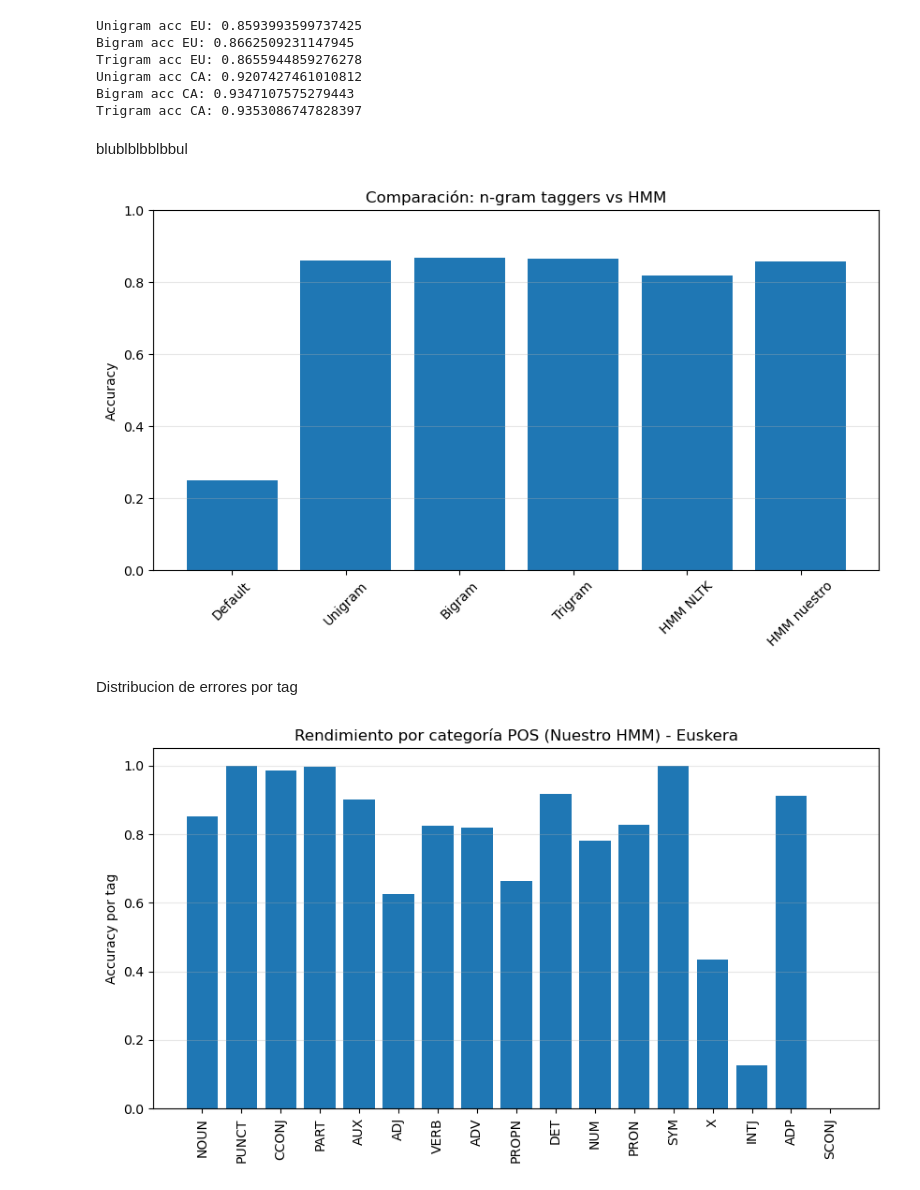
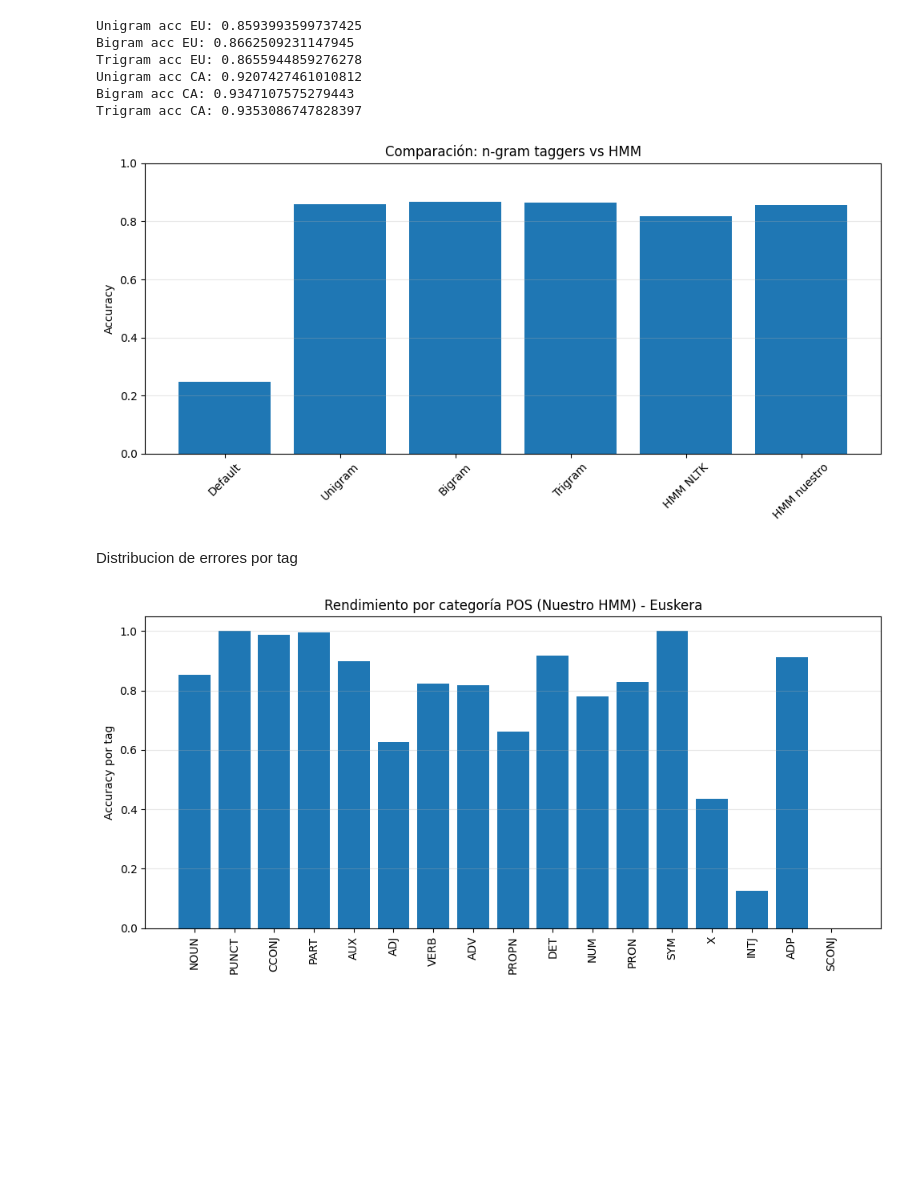
Before and after one commit to B-Alkain/Syntax_Project, a Jupyter notebook: POS_Tagger.ipynb, the cells around one changed output. Cells and saved outputs as stored; diff of their text form; code cells hidden in the pictures; blank space fills up the shorter version.

```diff
--- a/POS_Tagger.ipynb
+++ b/POS_Tagger.ipynb
@@ -2,6 +2,7 @@
 import numpy as np
 import nltk
 import pandas as pd
+from pathlib import Path
 
 from nltk.tag.hmm import HiddenMarkovModelTagger
 from nltk import FreqDist
@@ -10,6 +11,9 @@ from collections import Counter
 # === Importar nuestro modelo y funciones del proyecto ===
 from model.hmm import HMM
 from main import get_data, per_tag_accuracy, accuracy as hmm_accuracy
+
+FIG_DIR = Path("figures")
+FIG_DIR.mkdir(parents=True, exist_ok=True)
 # %% [markdown]
 The function below:
 
@@ -388,29 +387,29 @@ Trigram acc EU: 0.8655944859276278
 Unigram acc CA: 0.9207427461010812
 Bigram acc CA: 0.9347107575279443
 Trigram acc CA: 0.9353086747828397
-# %% [markdown]
-blublblbblbbul
 # %%
 ngram_models = ["Default", "Unigram", "Bigram", "Trigram", "HMM NLTK", "HMM nuestro"]
 ngram_acc = [
-    default.accuracy(test),
-    uni.accuracy(test),
-    bi.accuracy(test),
-    tri.accuracy(test),
-    acc_test_nltk,
-    acc_test_ours
+    default_eu.accuracy(test),
+    uni_eu.accuracy(test),
+    bi_eu.accuracy(test),
+    tri_eu.accuracy(test),
+    acc_test_nltk_eu,
+    acc_test_ours_eu
 ]
 
 plt.figure(figsize=(10,5))
 plt.bar(ngram_models, ngram_acc)
 plt.ylabel("Accuracy")
 plt.title("Comparación: n-gram taggers vs HMM")
 plt.xticks(rotation=45)
 plt.ylim(0,1)
 plt.grid(axis="y", alpha=0.3)
+plt.tight_layout()
+plt.savefig(FIG_DIR / "ngram_vs_hmm.png", dpi=300, bbox_inches="tight")
 plt.show()
 # %% [output]
-[figure, old version]
+[figure, new version]
 # %% [markdown]
 Distribucion de errores por tag
 # %%
@@ -422,9 +421,11 @@ plt.xticks(rotation=90)
 plt.ylabel("Accuracy por tag")
 plt.title("Rendimiento por categoría POS (Nuestro HMM) - Euskera")
 plt.grid(axis="y", alpha=0.3)
+plt.tight_layout()
+plt.savefig(FIG_DIR / "pos_accuracy_eu.png", dpi=300, bbox_inches="tight")
 plt.show()
 # %% [output]
-[figure, old version]
+[figure, new version]
 # %%
 tag_acc_ca = per_tag_accuracy(hmm_ca, test_sentences_ca, test_tags_ca)
 
```
Also changed, not shown: parts of 11 cells of this notebook, 14 other files.
